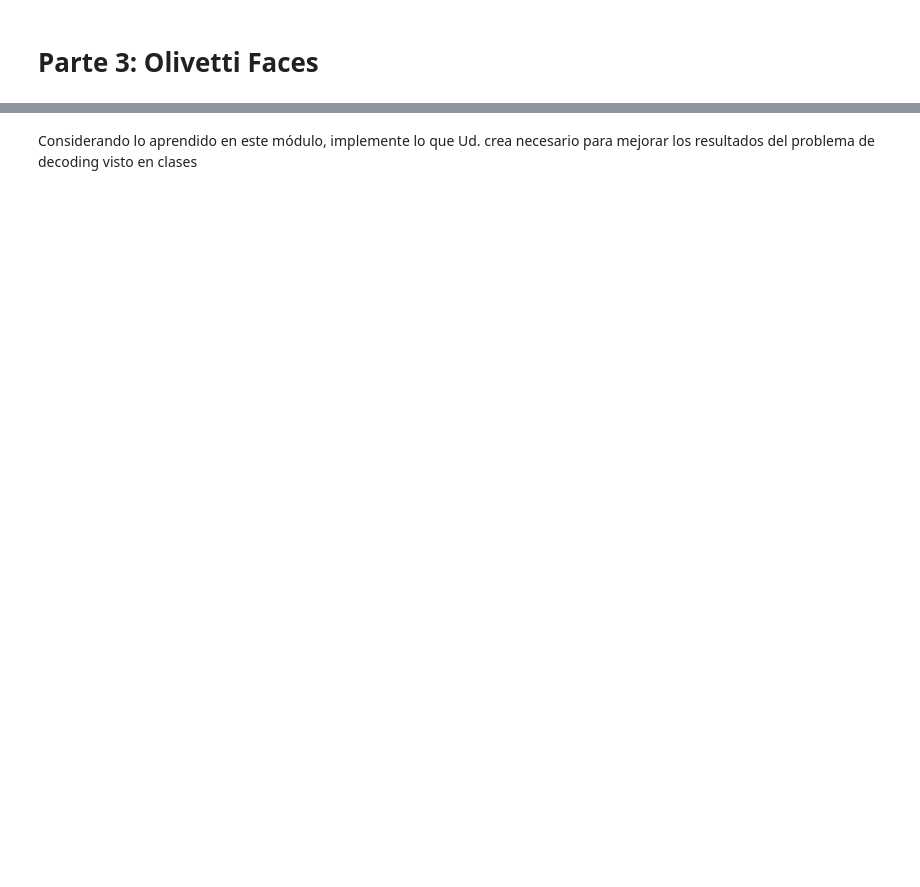
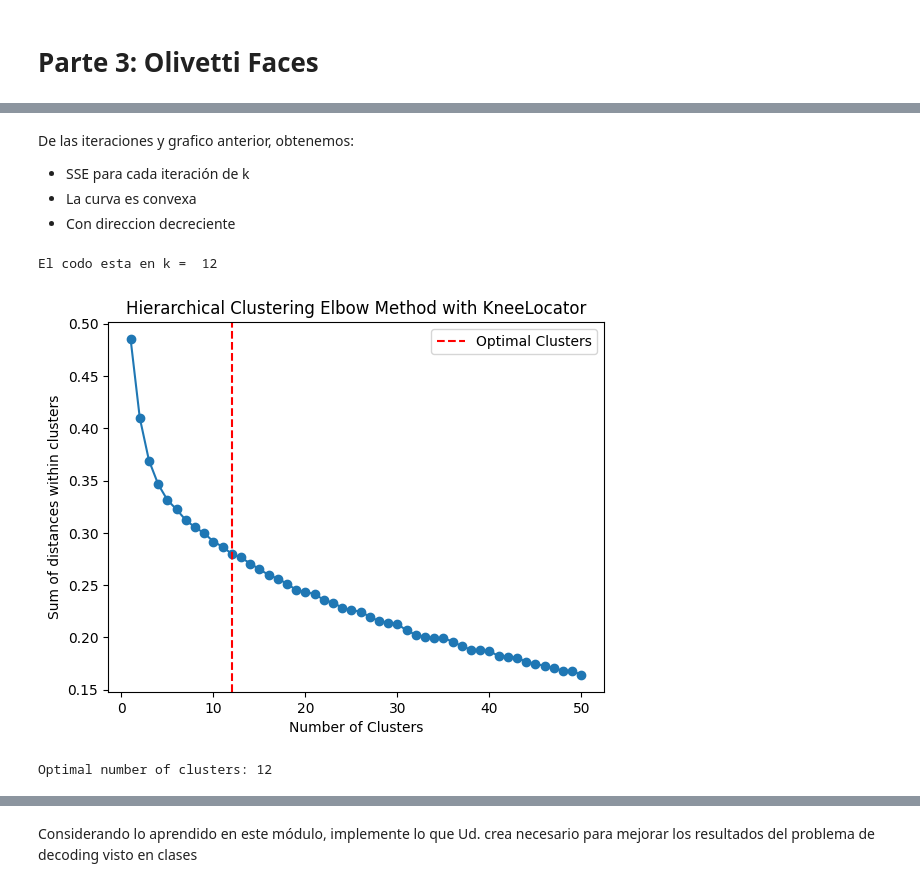
Before and after one commit to ElKroko/tarea-IA, a Jupyter notebook: 3. Olivetti Faces.ipynb, the cells around one changed output, grey strips where cells are left out. Drawn from its saved outputs; the diff is of its cells as text; code cells hidden in the pictures; blank space fills up the shorter version.

```diff
--- a/3. Olivetti Faces.ipynb
+++ b/3. Olivetti Faces.ipynb
@@ -14,0 +104,38 @@
+# %%
+from sklearn.cluster import KMeans
+import matplotlib.pyplot as plt
+
+# Convert the data to float and scale it to [0, 1] range (important for image data)
+data_scaled = data.astype('float32') / 255.0
+
+# Elbow method for K-Means
+inertia_values = []
+max_clusters = 50  # Maximum number of clusters to try
+
+for k in range(1, max_clusters + 1):
+    kmeans = KMeans(n_clusters=k, random_state=42)
+    kmeans.fit(data_scaled)
+    inertia_values.append(kmeans.inertia_)
+# %% [markdown]
+De las iteraciones y grafico anterior, obtenemos:
+- SSE para cada iteración de k
+- La curva es convexa
+- Con direccion decreciente
+# %%
+kl = KneeLocator(range(1,max_clusters + 1), inertia_values, curve='convex', direction='decreasing')
+print("El codo esta en k = ", kl.elbow)
+
+# Plot the distances and the knee point
+plt.plot(range(1, max_clusters + 1), inertia_values, marker='o')
+plt.axvline(x=kl.elbow, color='red', linestyle='--', label='Optimal Clusters')
+plt.xlabel('Number of Clusters')
+plt.ylabel('Sum of distances within clusters')
+plt.title('Hierarchical Clustering Elbow Method with KneeLocator')
+plt.legend()
+plt.show()
+
+print(f"Optimal number of clusters: {kl.elbow}")
+# %% [output]
+El codo esta en k =  12
+[figure, added]
+Optimal number of clusters: 12
```
Also changed, not shown: parts of 16 cells of this notebook.
